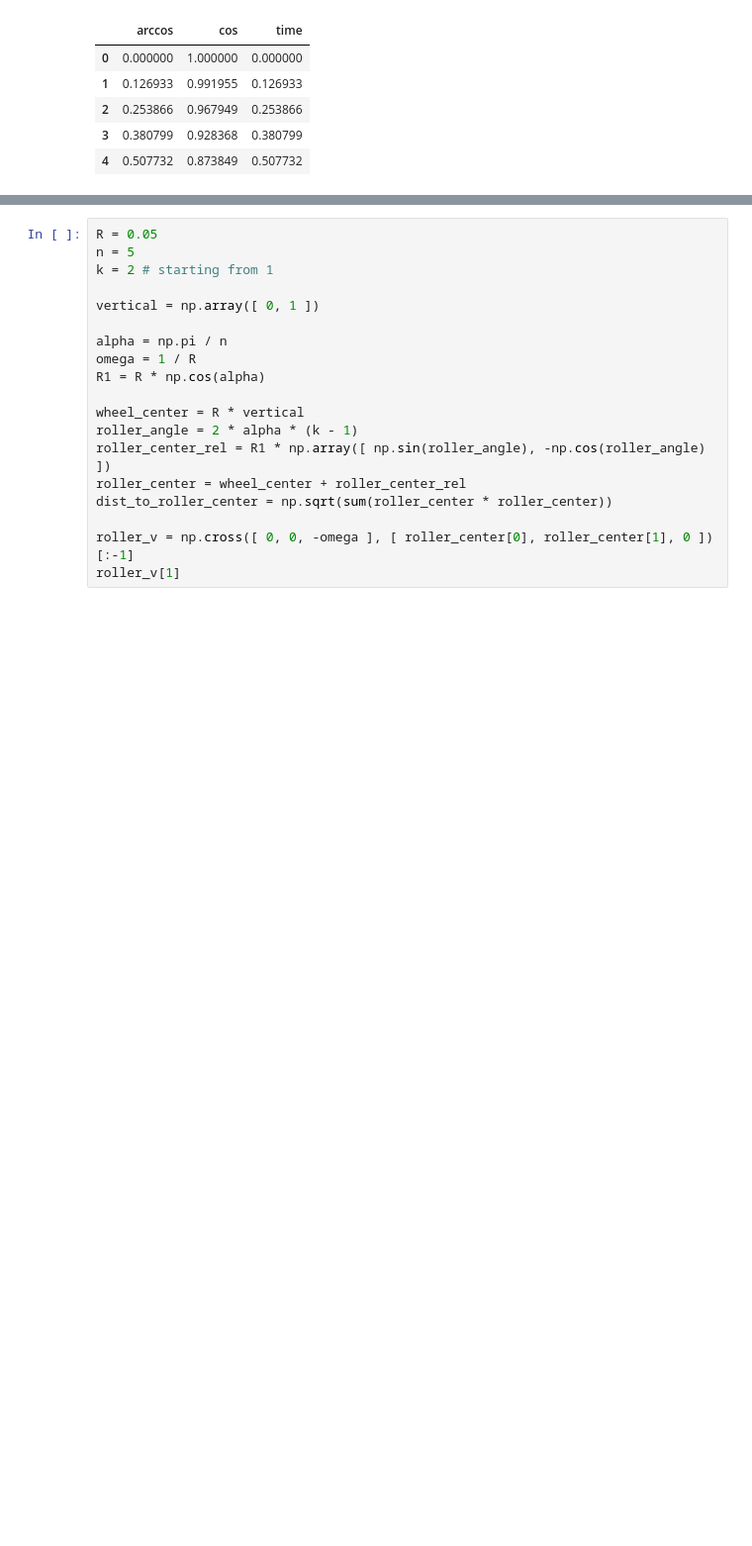
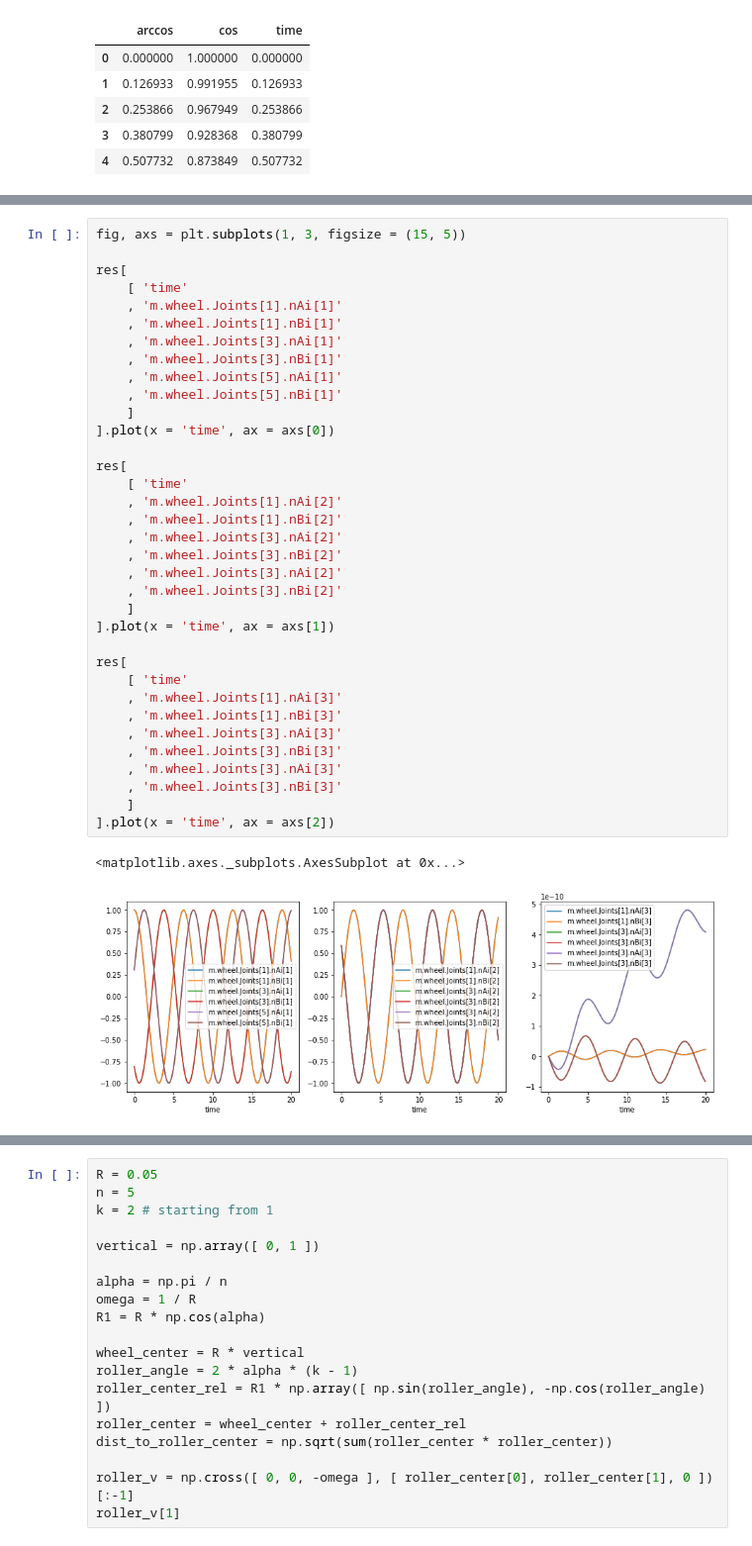
Before and after one commit to admech/mbs, a Jupyter notebook: omni/py.ipynb, the cells around one changed output, grey strips where cells are left out. Shown at 99% size. Saved outputs shown, nothing was run; the diff lists cells and outputs as text; blank space fills up the shorter version.

```diff
--- a/omni/py.ipynb
+++ b/omni/py.ipynb
@@ -218,0 +235,38 @@ res[
+# %%
+fig, axs = plt.subplots(1, 3, figsize = (15, 5))
+
+res[
+    [ 'time'
+    , 'm.wheel.Joints[1].nAi[1]'
+    , 'm.wheel.Joints[1].nBi[1]'
+    , 'm.wheel.Joints[3].nAi[1]'
+    , 'm.wheel.Joints[3].nBi[1]'
+    , 'm.wheel.Joints[5].nAi[1]'
+    , 'm.wheel.Joints[5].nBi[1]'
+    ]
+].plot(x = 'time', ax = axs[0])
+
+res[
+    [ 'time'
+    , 'm.wheel.Joints[1].nAi[2]'
+    , 'm.wheel.Joints[1].nBi[2]'
+    , 'm.wheel.Joints[3].nAi[2]'
+    , 'm.wheel.Joints[3].nBi[2]'
+    , 'm.wheel.Joints[3].nAi[2]'
+    , 'm.wheel.Joints[3].nBi[2]'
+    ]
+].plot(x = 'time', ax = axs[1])
+
+res[
+    [ 'time'
+    , 'm.wheel.Joints[1].nAi[3]'
+    , 'm.wheel.Joints[1].nBi[3]'
+    , 'm.wheel.Joints[3].nAi[3]'
+    , 'm.wheel.Joints[3].nBi[3]'
+    , 'm.wheel.Joints[3].nAi[3]'
+    , 'm.wheel.Joints[3].nBi[3]'
+    ]
+].plot(x = 'time', ax = axs[2])
+# %% [output]
+<matplotlib.axes._subplots.AxesSubplot at 0x...>
+[figure, added]
```
Also changed, not shown: parts of 10 cells of this notebook, 9 other files.
